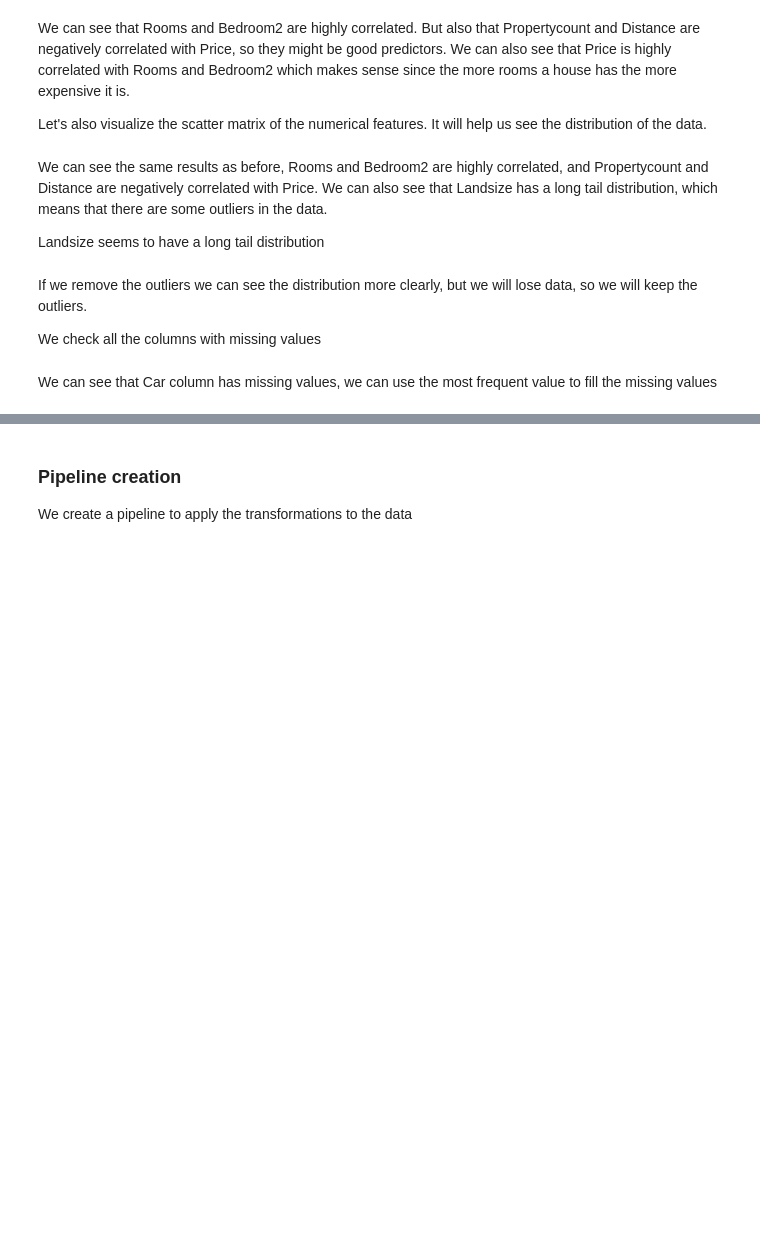
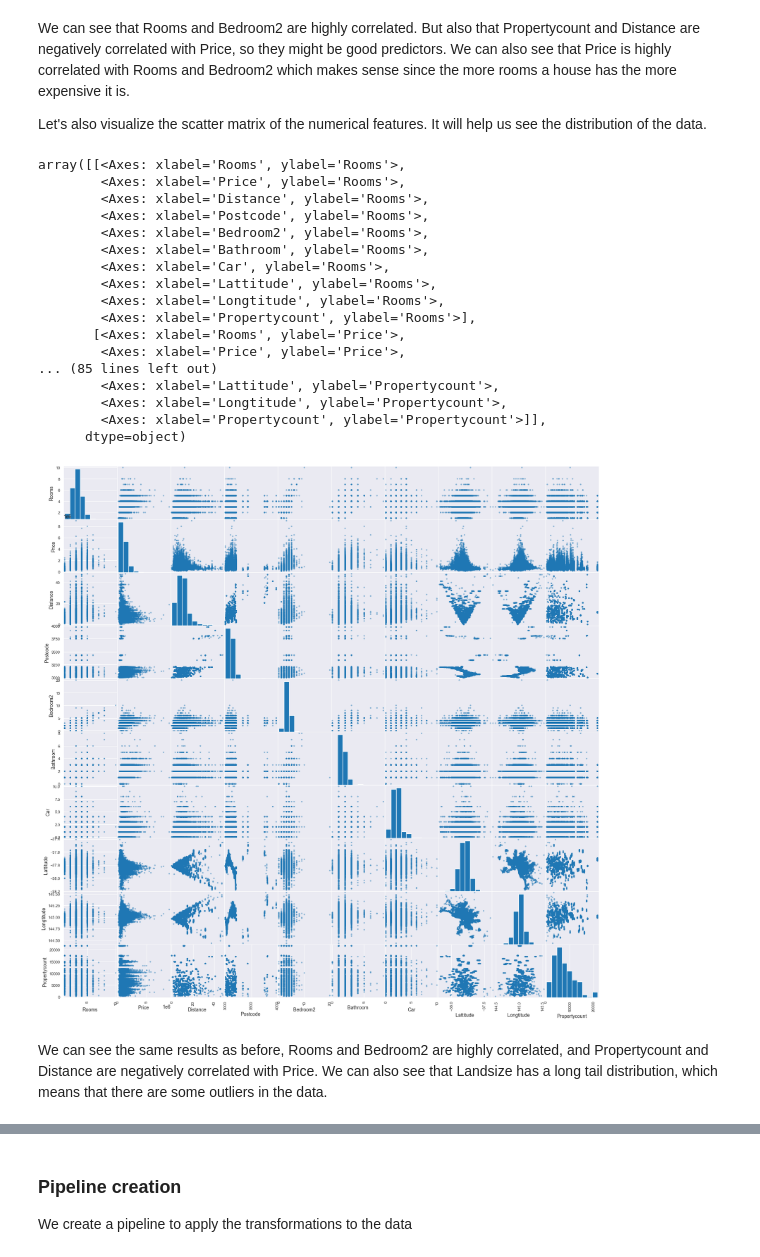
Before and after one commit to PLOTFINDER/aaa, a Jupyter notebook: main.ipynb, the cells around one changed output, grey strips where cells are left out. Saved outputs shown, nothing was run; the diff lists cells and outputs as text; code cells hidden in the pictures; blank space fills up the shorter version.

```diff
--- a/main.ipynb
+++ b/main.ipynb
@@ -106,10 +316,25 @@ We can see that Rooms and Bedroom2 are highly correlated. But also that Property
 Let's also visualize the scatter matrix of the numerical features.
 It will help us see the distribution of the data.
 # %%
-scatter_matrix(data[numerical_features], figsize=(20, 20))
-plt.show()
+scatter_matrix(df[numerical_features], figsize=(20, 20))
+# %% [output]
+array([[<Axes: xlabel='Rooms', ylabel='Rooms'>,
+        <Axes: xlabel='Price', ylabel='Rooms'>,
+        <Axes: xlabel='Distance', ylabel='Rooms'>,
+        <Axes: xlabel='Postcode', ylabel='Rooms'>,
+        <Axes: xlabel='Bedroom2', ylabel='Rooms'>,
+        <Axes: xlabel='Bathroom', ylabel='Rooms'>,
+        <Axes: xlabel='Car', ylabel='Rooms'>,
+        <Axes: xlabel='Lattitude', ylabel='Rooms'>,
+        <Axes: xlabel='Longtitude', ylabel='Rooms'>,
+        <Axes: xlabel='Propertycount', ylabel='Rooms'>],
+       [<Axes: xlabel='Rooms', ylabel='Price'>,
+        <Axes: xlabel='Price', ylabel='Price'>,
+... (85 lines left out)
+        <Axes: xlabel='Lattitude', ylabel='Propertycount'>,
+        <Axes: xlabel='Longtitude', ylabel='Propertycount'>,
+        <Axes: xlabel='Propertycount', ylabel='Propertycount'>]],
+      dtype=object)
+[figure, added]
 # %% [markdown]
 We can see the same results as before, Rooms and Bedroom2 are highly correlated, and Propertycount and Distance are negatively correlated with Price. We can also see that Landsize has a long tail distribution, which means that there are some outliers in the data.
-
-
-Landsize seems to have a long tail distribution
@@ -118,4 +340,0 @@ data[["Landsize"]].describe()
-# %% [markdown]
-If we remove the outliers we can see the distribution more clearly, but we will lose data, so we will keep the outliers.
-
-We check all the columns with missing values
@@ -124,2 +340,0 @@ data.isna().mean() * 100
-# %% [markdown]
-We can see that Car column has missing values, we can use the most frequent value to fill the missing values
```
Also changed, not shown: parts of 48 cells of this notebook.
